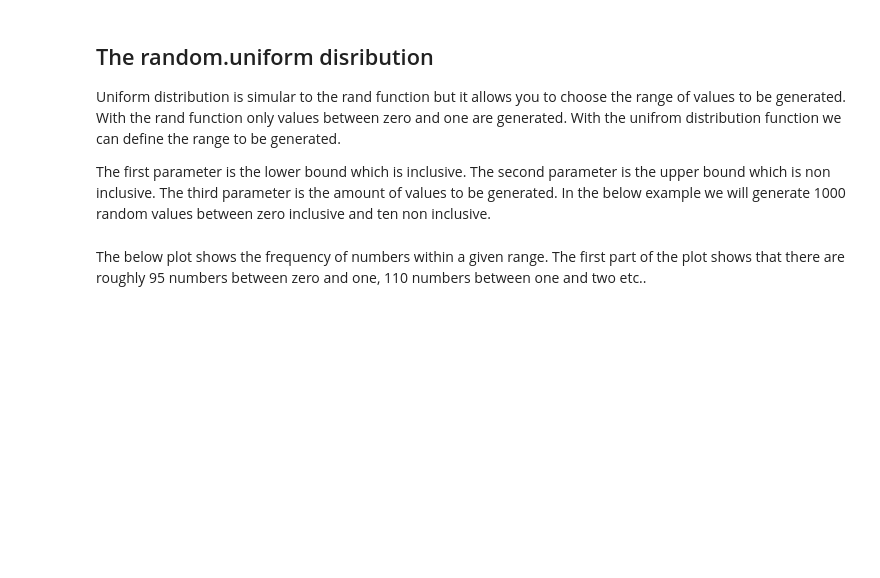
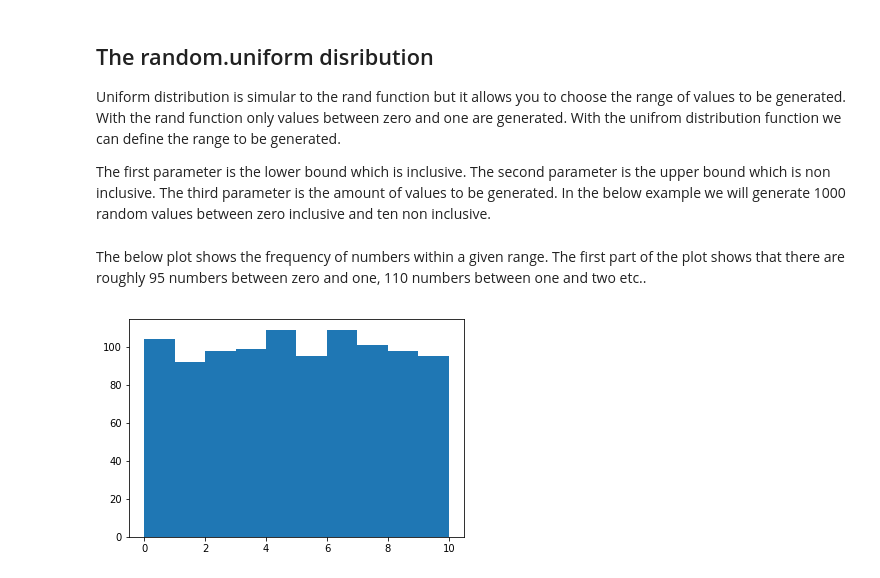
Before and after one commit to kevgleeson78/Emerge-tech-assign, a Jupyter notebook: numpy-random.ipynb, the cells around one changed output. Drawn from its saved outputs; the diff is of its cells as text; code cells hidden in the pictures; blank space fills up the shorter version.

```diff
--- a/numpy-random.ipynb
+++ b/numpy-random.ipynb
@@ -85,3 +85,8 @@ s = np.random.uniform(0, 10, 1000)
 # %% [markdown]
 The below plot shows the frequency of numbers within a given range.
 The first part of the plot shows that there are roughly 95 numbers between zero and one, 110 numbers between one and two etc..
+# %%
+plt.hist(s)
+plt.show()
+# %% [output]
+[figure, added]
```
Also changed, not shown: parts of 16 cells of this notebook.
